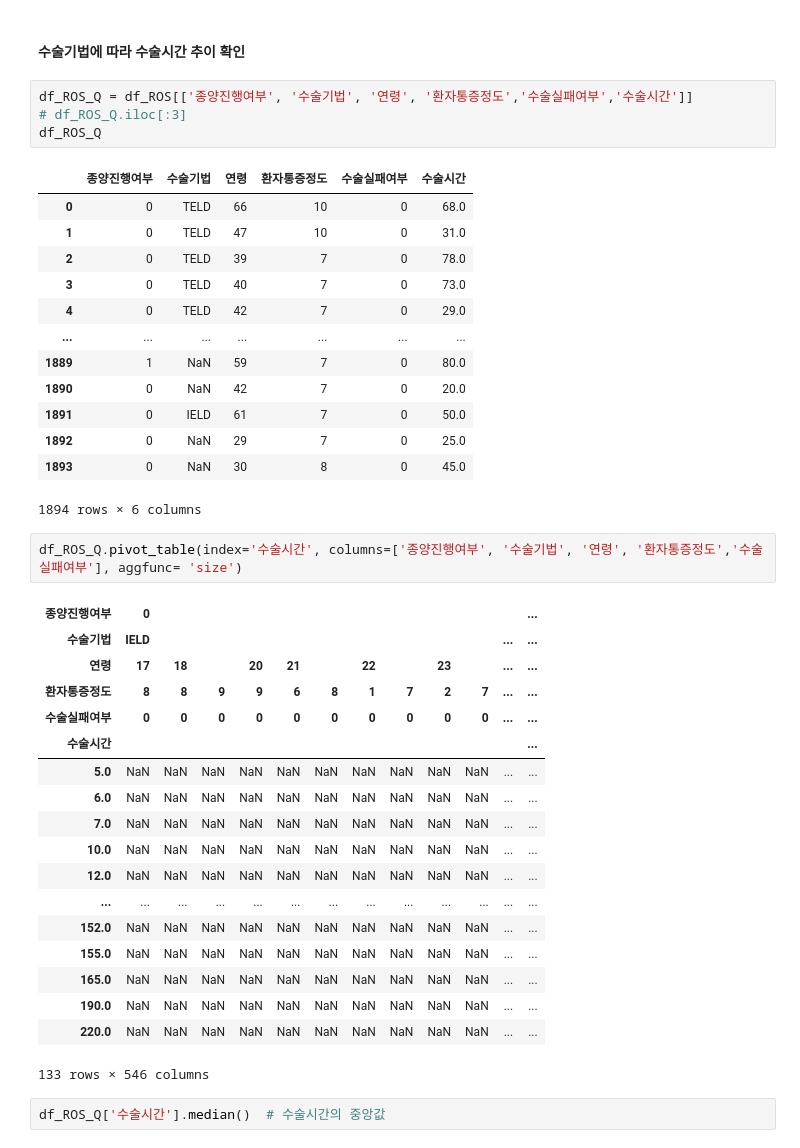
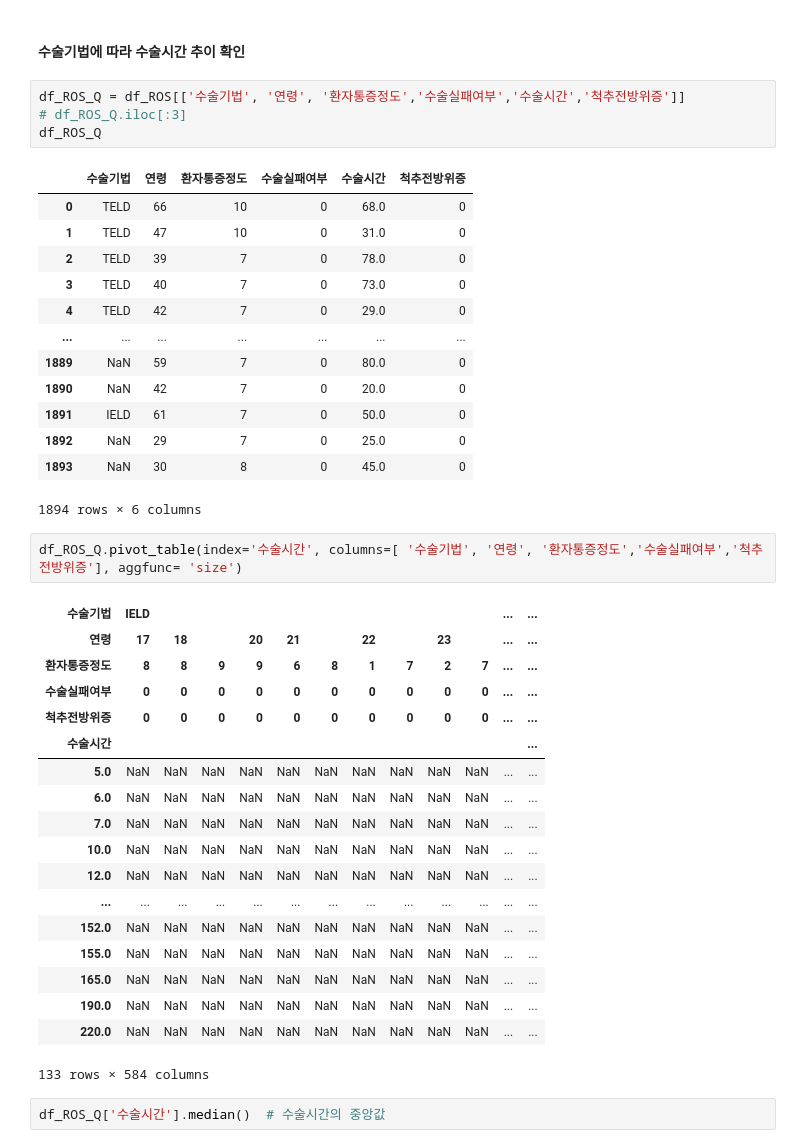
Before and after one commit to GabaeOh/study_data_analytics, a Jupyter notebook: codes/DDA/RecurrenceOfSurgery_Doctors_DDA.ipynb, the cells around one changed output. Saved outputs shown, nothing was run; the diff lists cells and outputs as text.

```diff
--- a/codes/DDA/RecurrenceOfSurgery_Doctors_DDA.ipynb
+++ b/codes/DDA/RecurrenceOfSurgery_Doctors_DDA.ipynb
@@ -24,31 +24,31 @@ Index(['Unnamed: 0', '환자ID', 'Large Lymphocyte', 'Location of herniation',
 # %% [markdown]
 #### 수술기법에 따라 수술시간 추이 확인
 # %%
-df_ROS_Q = df_ROS[['종양진행여부', '수술기법', '연령', '환자통증정도','수술실패여부','수술시간']]
+df_ROS_Q = df_ROS[['수술기법', '연령', '환자통증정도','수술실패여부','수술시간','척추전방위증']]
 # df_ROS_Q.iloc[:3]
 df_ROS_Q
 # %% [output]
-|  | 종양진행여부 | 수술기법 | 연령 | 환자통증정도 | 수술실패여부 | 수술시간 |
-| 0 | 0 | TELD | 66 | 10 | 0 | 68.0 |
-| 1 | 0 | TELD | 47 | 10 | 0 | 31.0 |
-| 2 | 0 | TELD | 39 | 7 | 0 | 78.0 |
-| 3 | 0 | TELD | 40 | 7 | 0 | 73.0 |
-| 4 | 0 | TELD | 42 | 7 | 0 | 29.0 |
+|  | 수술기법 | 연령 | 환자통증정도 | 수술실패여부 | 수술시간 | 척추전방위증 |
+| 0 | TELD | 66 | 10 | 0 | 68.0 | 0 |
+| 1 | TELD | 47 | 10 | 0 | 31.0 | 0 |
+| 2 | TELD | 39 | 7 | 0 | 78.0 | 0 |
+| 3 | TELD | 40 | 7 | 0 | 73.0 | 0 |
+| 4 | TELD | 42 | 7 | 0 | 29.0 | 0 |
 | ... | ... | ... | ... | ... | ... | ... |
-| 1889 | 1 | NaN | 59 | 7 | 0 | 80.0 |
-| 1890 | 0 | NaN | 42 | 7 | 0 | 20.0 |
-| 1891 | 0 | IELD | 61 | 7 | 0 | 50.0 |
-| 1892 | 0 | NaN | 29 | 7 | 0 | 25.0 |
-| 1893 | 0 | NaN | 30 | 8 | 0 | 45.0 |
+| 1889 | NaN | 59 | 7 | 0 | 80.0 | 0 |
+| 1890 | NaN | 42 | 7 | 0 | 20.0 | 0 |
+| 1891 | IELD | 61 | 7 | 0 | 50.0 | 0 |
+| 1892 | NaN | 29 | 7 | 0 | 25.0 | 0 |
+| 1893 | NaN | 30 | 8 | 0 | 45.0 | 0 |
 1894 rows × 6 columns
 # %%
-df_ROS_Q.pivot_table(index='수술시간', columns=['종양진행여부', '수술기법', '연령', '환자통증정도','수술실패여부'], aggfunc= 'size')
+df_ROS_Q.pivot_table(index='수술시간', columns=[ '수술기법', '연령', '환자통증정도','수술실패여부','척추전방위증'], aggfunc= 'size')
 # %% [output]
-| 종양진행여부 | 0 |  |  |  |  |  |  |  |  |  |  | ... |
 | 수술기법 | IELD |  |  |  |  |  |  |  |  |  | ... | ... |
 | 연령 | 17 | 18 |  | 20 | 21 |  | 22 |  | 23 |  | ... | ... |
 | 환자통증정도 | 8 | 8 | 9 | 9 | 6 | 8 | 1 | 7 | 2 | 7 | ... | ... |
 | 수술실패여부 | 0 | 0 | 0 | 0 | 0 | 0 | 0 | 0 | 0 | 0 | ... | ... |
+| 척추전방위증 | 0 | 0 | 0 | 0 | 0 | 0 | 0 | 0 | 0 | 0 | ... | ... |
 | 수술시간 |  |  |  |  |  |  |  |  |  |  |  | ... |
 | 5.0 | NaN | NaN | NaN | NaN | NaN | NaN | NaN | NaN | NaN | NaN | ... | ... |
 | 6.0 | NaN | NaN | NaN | NaN | NaN | NaN | NaN | NaN | NaN | NaN | ... | ... |
@@ -61,7 +61,7 @@ df_ROS_Q.pivot_table(index='수술시간', columns=['종양진행여부', '수
 | 165.0 | NaN | NaN | NaN | NaN | NaN | NaN | NaN | NaN | NaN | NaN | ... | ... |
 | 190.0 | NaN | NaN | NaN | NaN | NaN | NaN | NaN | NaN | NaN | NaN | ... | ... |
 | 220.0 | NaN | NaN | NaN | NaN | NaN | NaN | NaN | NaN | NaN | NaN | ... | ... |
-133 rows × 546 columns
+133 rows × 584 columns
 # %%
 df_ROS_Q['수술시간'].median()  # 수술시간의 중앙값
 # %% [output]
```
Also changed, not shown: parts of 14 cells of this notebook, 1 other file.
